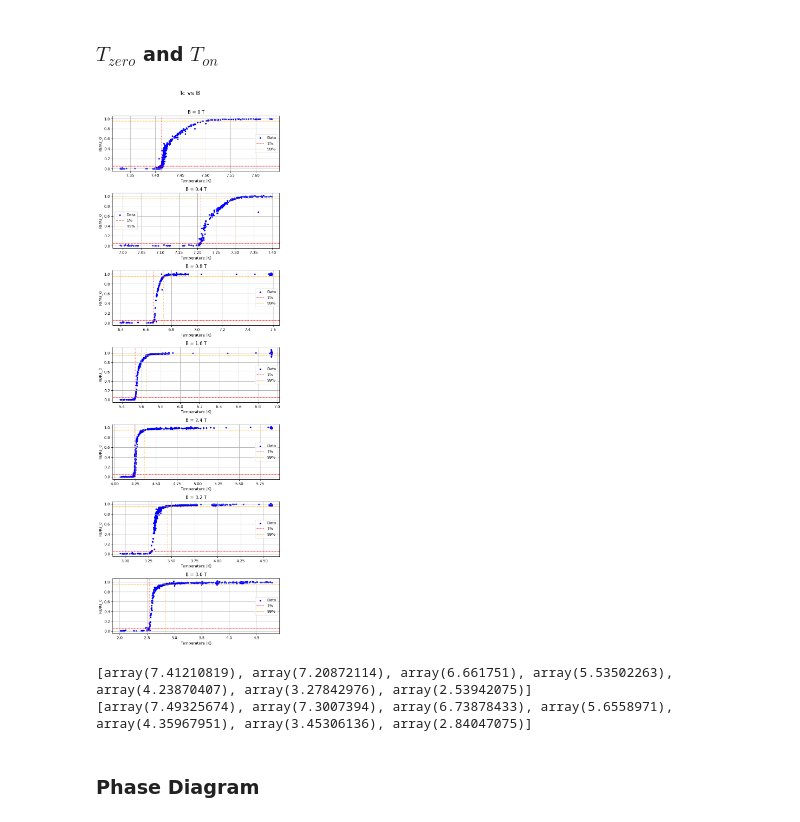
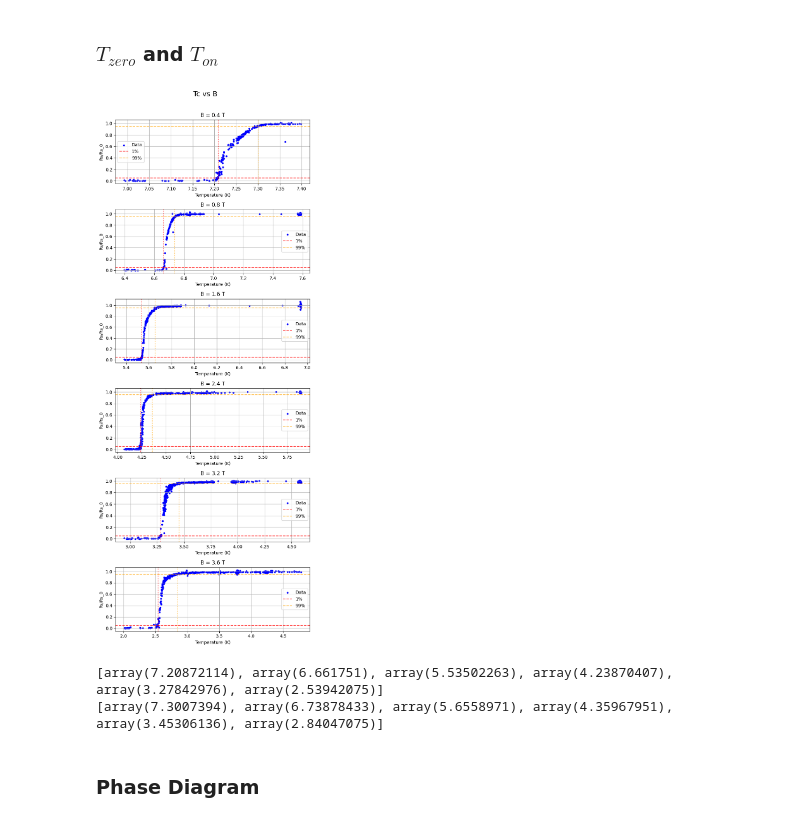
Before and after one commit to gamberoillecito/Nb-Characterization, a Jupyter notebook: SUPERCONDUCTIVITY/SC.ipynb, the cells around one changed output. Drawn from its saved outputs; the diff is of its cells as text; code cells hidden in the pictures.

```diff
--- a/SUPERCONDUCTIVITY/SC.ipynb
+++ b/SUPERCONDUCTIVITY/SC.ipynb
@@ -186,7 +187,7 @@ plt.show()
 ### $T_C$ with raw data
 # %%
 # --- X values from your original dataset names ---
-B_vals = [0, 0.4, 0.8, 1.6, 2.4, 3.2, 3.6]
+B_vals = [0.4, 0.8, 1.6, 2.4, 3.2, 3.6]
 Tc_vals = []
 Tc_uncertainties = []
 Rs_0 = 2.64270235
@@ -287,7 +288,7 @@ print(Tc_uncertainties)
 ### $T_{zero}$ and $T_{on}$
 # %%
 # --- X values from your original dataset names ---
-B_vals = [0, 0.4, 0.8, 1.6, 2.4, 3.2, 3.6]
+B_vals = [0.4, 0.8, 1.6, 2.4, 3.2, 3.6]
 T001_vals = []
 T099_vals = []
 Rs_0 = 2.64270235
@@ -327,36 +328,36 @@ for i, x in enumerate(B_vals):
     result = {
         'uncertainty': uncertainty,
         'T_001': T_001,
         'T_099': T_099,
         'Rs_0': Rs_0,
         'B_field': x
     }
 
     T001_vals.append(result['T_001'])
     T099_vals.append(result['T_099'])
 
     # --- Plot Rs(T) ---
     ax_r = axs[i]
     ax_r.scatter(Tf, R_norm, color='blue', s=10, label="Data")
     ax_r.axhline(y=threshold_001, color='r', linestyle='--', alpha=0.7, label='1%')
     ax_r.axhline(y=threshold_099, color='orange', linestyle='--', alpha=0.7, label='99%')
     ax_r.axvline(x=T_001, color='r', linestyle=':', alpha=0.7)
     ax_r.axvline(x=T_099, color='orange', linestyle=':', alpha=0.7)
     ax_r.set_ylabel("Rs/Rs_0")
     ax_r.set_xlabel("Temperature (K)")
     ax_r.set_title(f"B = {x} T")
     ax_r.legend()
     ax_r.grid(True)
 
 plt.tight_layout(rect=[0, 0, 1, 0.97])
 plt.show()
 
 print(T001_vals)
 print(T099_vals)
 # %% [output]
-[figure, old version]
+[figure, new version]
-[array(7.41210819), array(7.20872114), array(6.661751), array(5.53502263), array(4.23870407), array(3.27842976), array(2.53942075)]
-[array(7.49325674), array(7.3007394), array(6.73878433), array(5.6558971), array(4.35967951), array(3.45306136), array(2.84047075)]
+[array(7.20872114), array(6.661751), array(5.53502263), array(4.23870407), array(3.27842976), array(2.53942075)]
+[array(7.3007394), array(6.73878433), array(5.6558971), array(4.35967951), array(3.45306136), array(2.84047075)]
 # %% [markdown]
 ### Phase Diagram
 # %%
```
Also changed, not shown: parts of 11 cells of this notebook.
